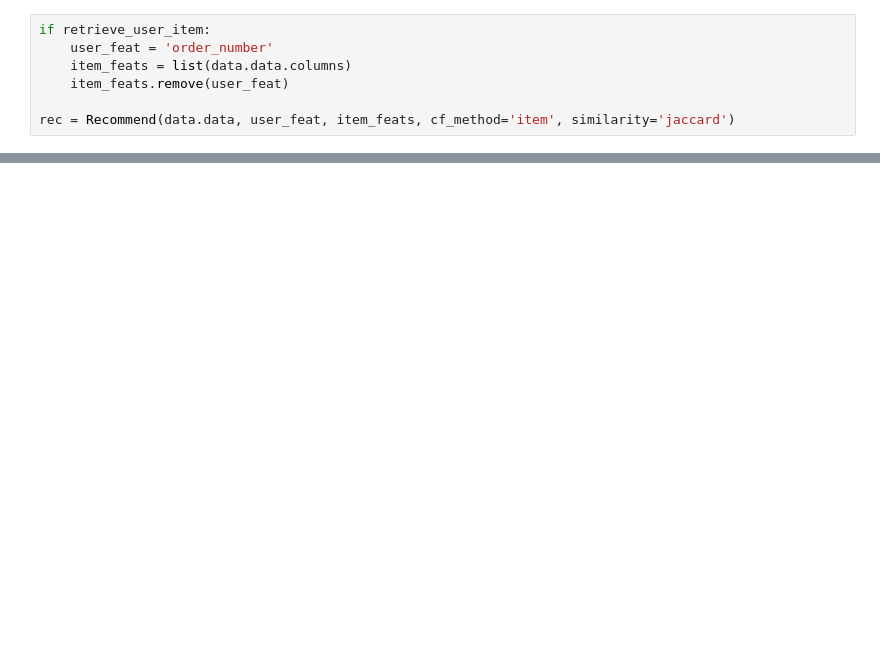
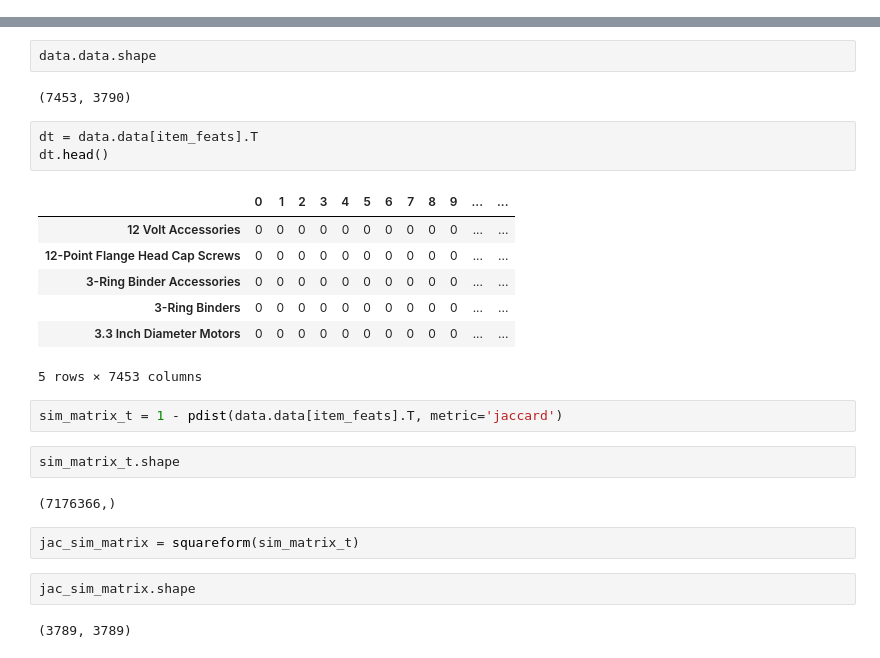
Before and after one commit to jpbacher/ecorp-recommendations, a Jupyter notebook: 01_Rec_Engine.ipynb, the cells around one changed output, grey strips where cells are left out. Saved outputs shown, nothing was run; the diff lists cells and outputs as text; blank space fills up the shorter version.

Commit message:
fixing Recommend class

```diff
--- a/01_Rec_Engine.ipynb
+++ b/01_Rec_Engine.ipynb
@@ -152,7 +129,0 @@ data = Data(file, basket_size)
-# %%
-if retrieve_user_item:
-    user_feat = 'order_number'
-    item_feats = list(data.data.columns)
-    item_feats.remove(user_feat)
-
-rec = Recommend(data.data, user_feat, item_feats, cf_method='item', similarity='jaccard')
@@ -158,0 +140,27 @@ rec = Recommend(data.data, user_feat, item_feats, cf_method='item', similarity='
+# %%
+data.data.shape
+# %% [output]
+(7453, 3790)
+# %%
+dt = data.data[item_feats].T
+dt.head()
+# %% [output]
+|  | 0 | 1 | 2 | 3 | 4 | 5 | 6 | 7 | 8 | 9 | ... | ... |
+| 12 Volt Accessories | 0 | 0 | 0 | 0 | 0 | 0 | 0 | 0 | 0 | 0 | ... | ... |
+| 12-Point Flange Head Cap Screws | 0 | 0 | 0 | 0 | 0 | 0 | 0 | 0 | 0 | 0 | ... | ... |
+| 3-Ring Binder Accessories | 0 | 0 | 0 | 0 | 0 | 0 | 0 | 0 | 0 | 0 | ... | ... |
+| 3-Ring Binders | 0 | 0 | 0 | 0 | 0 | 0 | 0 | 0 | 0 | 0 | ... | ... |
+| 3.3 Inch Diameter Motors | 0 | 0 | 0 | 0 | 0 | 0 | 0 | 0 | 0 | 0 | ... | ... |
+5 rows × 7453 columns
+# %%
+sim_matrix_t = 1 - pdist(data.data[item_feats].T, metric='jaccard')
+# %%
+sim_matrix_t.shape
+# %% [output]
+(7176366,)
+# %%
+jac_sim_matrix = squareform(sim_matrix_t)
+# %%
+jac_sim_matrix.shape
+# %% [output]
+(3789, 3789)
```
Also changed, not shown: parts of 14 cells of this notebook.
